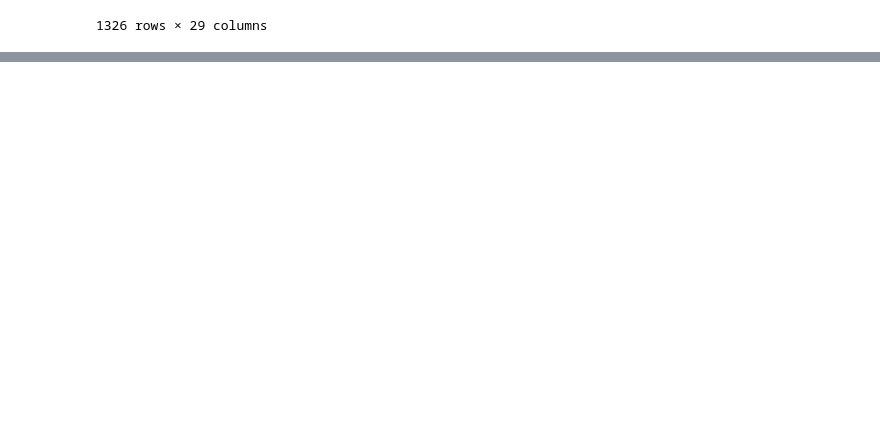
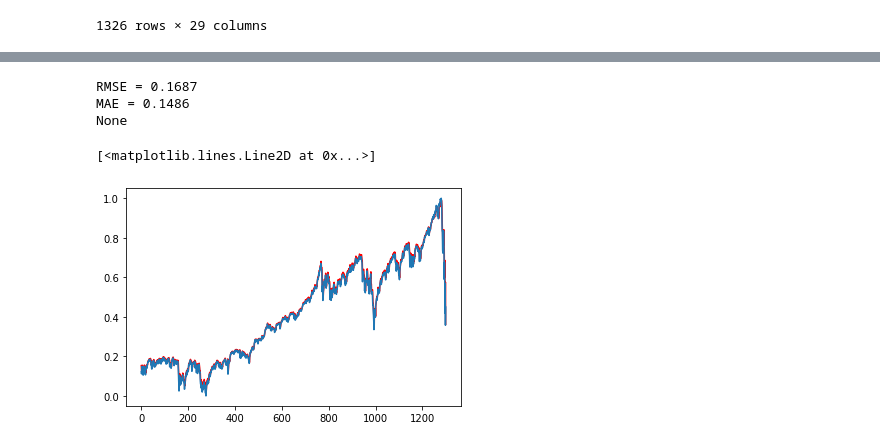
Before and after one commit to akframe123/bigdataproject, a Jupyter notebook: project.ipynb, the cells around one changed output, grey strips where cells are left out. Cells and saved outputs as stored; diff of their text form; code cells hidden in the pictures; blank space fills up the shorter version.

```diff
--- a/project.ipynb
+++ b/project.ipynb
@@ -544,0 +573,19 @@ plt.plot(scaled_df[19])
+# %%
+X_test = X.iloc[1300:]
+Y_test = Y.iloc[1300:]
+Y_test = Y_test.reset_index(drop=True)
+print(X_test.shape)
+print(Y_test.shape)
+l=[]
+for i in range(1300,1325):
+    l.append(i)
+Y_train=Y.drop(l)
+
+X_train=X.drop(l)
+
+Yts = Y_test
+Ytr= Y_train
+
+
+print(X_train.shape)
+print(Y_train.shape)
@@ -544,0 +597,6 @@ plt.plot(scaled_df[19])
+# %%
+print(X_train.shape[1])
+X_train = np.asarray(X_train)
+X_test = np.asarray(X_test)
+X_train = np.reshape(X_train, (X_train.shape[0], X_train.shape[1],1))
+X_test = np.reshape(X_test, (X_test.shape[0], X_test.shape[1],1))
@@ -544,0 +609,6 @@ plt.plot(scaled_df[19])
+# %%
+model = Sequential()
+model.add(LSTM(5, input_shape=(1,1)))
+model.add(Dense(1))
+model.compile(loss='mean_squared_error', optimizer='adam')
+model.fit(X_train, Y_train, epochs=100, batch_size=1, verbose=2)
@@ -544,0 +637,15 @@ plt.plot(scaled_df[19])
+# %%
+trainPredict = model.predict(X_train)
+testPredict = model.predict(X_test)
+
+print(testAccuracy(Y_train,trainPredict))
+# %% [output]
+RMSE = 0.1687
+MAE = 0.1486
+None
+# %%
+plt.plot(trainPredict,color='r')
+plt.plot(Y_train)
+# %% [output]
+[<matplotlib.lines.Line2D at 0x...>]
+[figure, added]
```
Also changed, not shown: parts of 20 cells of this notebook.
